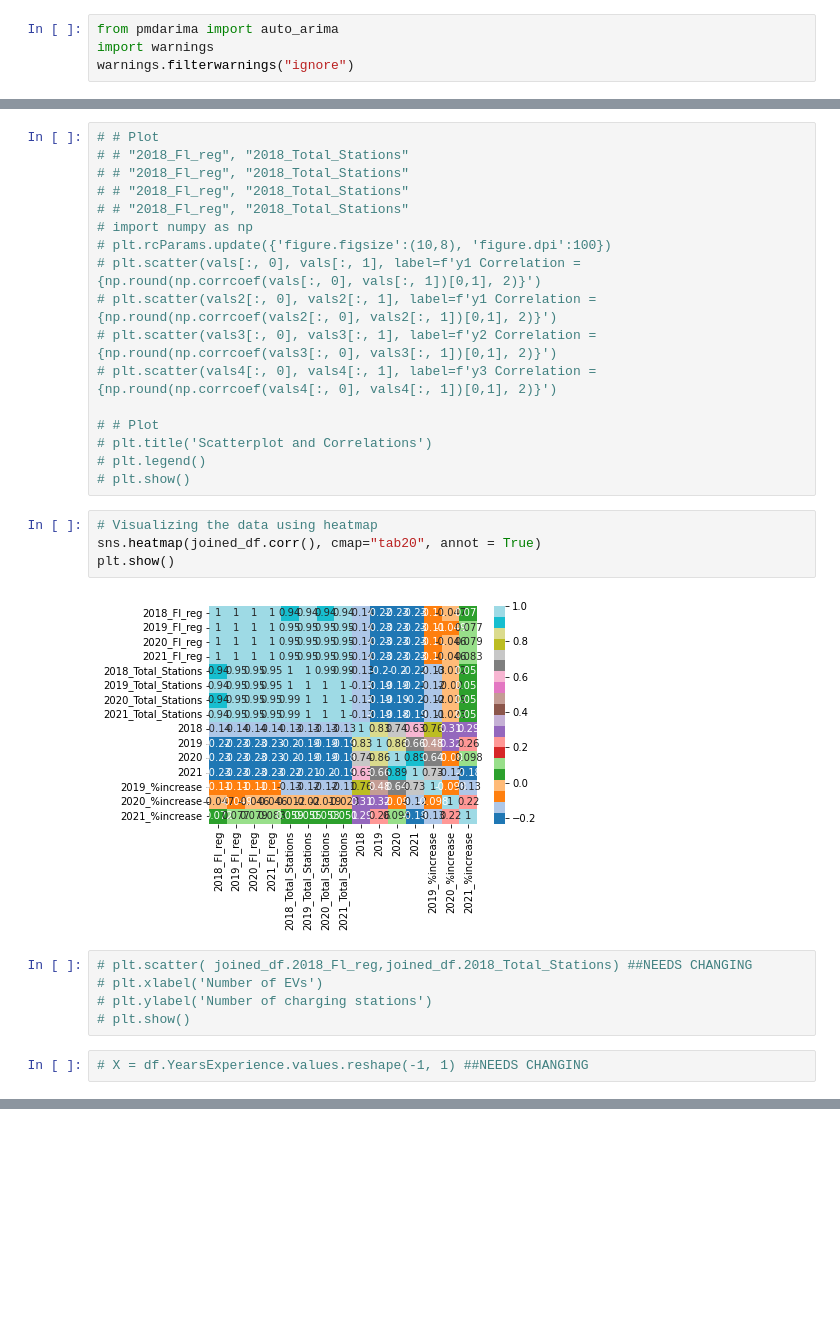
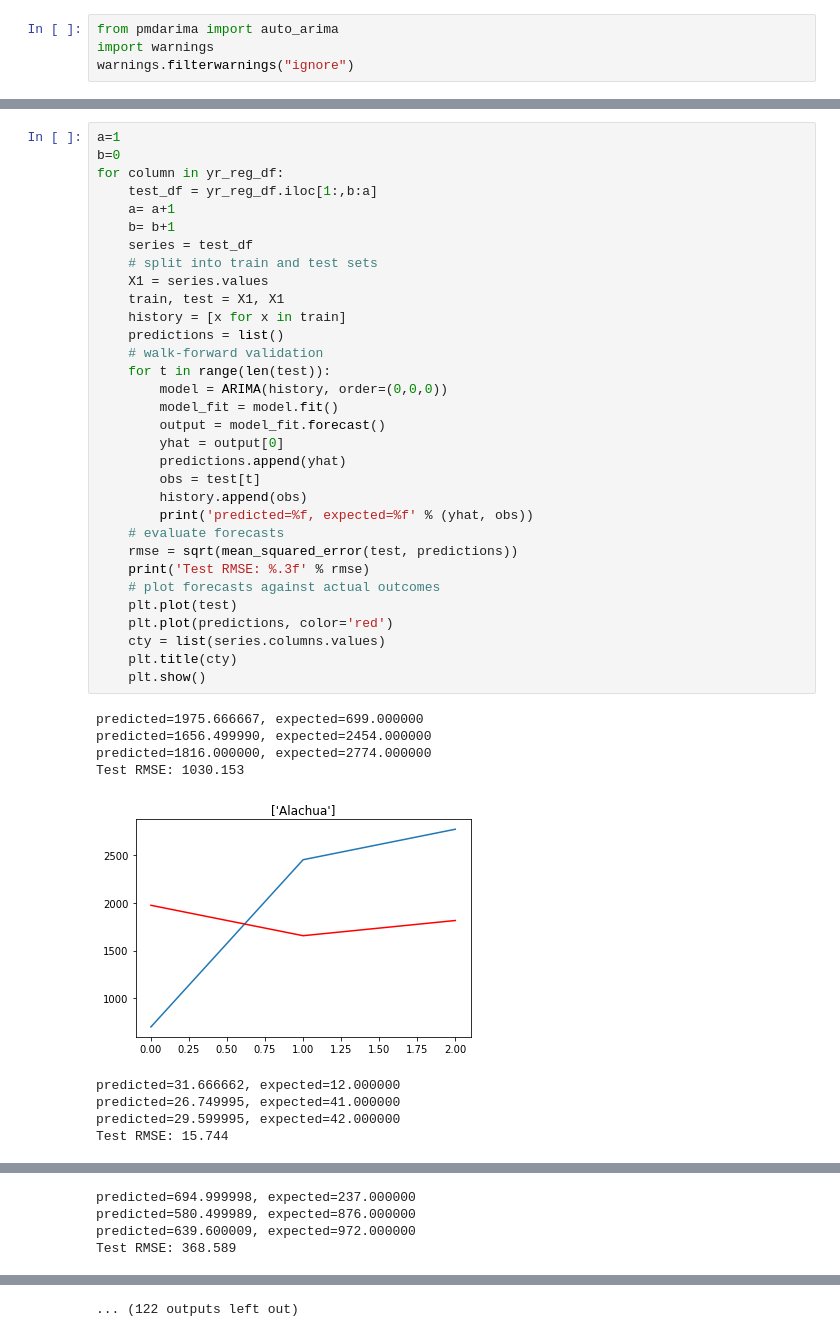
Before and after one commit to A-Klaber/project_fin, a Jupyter notebook: Project_Fin_ML_model_ed.ipynb, the cells around one changed output, grey strips where cells are left out. Saved outputs shown, nothing was run; the diff lists cells and outputs as text; blank space fills up the shorter version.

```diff
--- a/Project_Fin_ML_model_ed.ipynb
+++ b/Project_Fin_ML_model_ed.ipynb
@@ -348,30 +316,42 @@ NameError: name 'test' is not defined
-# %%
-# # Plot
-# # "2018_Fl_reg", "2018_Total_Stations"
-# # "2018_Fl_reg", "2018_Total_Stations"
-# # "2018_Fl_reg", "2018_Total_Stations"
-# # "2018_Fl_reg", "2018_Total_Stations"
-# import numpy as np
-# plt.rcParams.update({'figure.figsize':(10,8), 'figure.dpi':100})
-# plt.scatter(vals[:, 0], vals[:, 1], label=f'y1 Correlation = {np.round(np.corrcoef(vals[:, 0], vals[:, 1])[0,1], 2)}')
-# plt.scatter(vals2[:, 0], vals2[:, 1], label=f'y1 Correlation = {np.round(np.corrcoef(vals2[:, 0], vals2[:, 1])[0,1], 2)}')
-# plt.scatter(vals3[:, 0], vals3[:, 1], label=f'y2 Correlation = {np.round(np.corrcoef(vals3[:, 0], vals3[:, 1])[0,1], 2)}')
-# plt.scatter(vals4[:, 0], vals4[:, 1], label=f'y3 Correlation = {np.round(np.corrcoef(vals4[:, 0], vals4[:, 1])[0,1], 2)}')
-
-# # Plot
-# plt.title('Scatterplot and Correlations')
-# plt.legend()
-# plt.show()
-# %%
-# Visualizing the data using heatmap
-sns.heatmap(joined_df.corr(), cmap="tab20", annot = True)
-plt.show()
-# %% [output]
-[figure, removed]
-# %%
-# plt.scatter( joined_df.2018_Fl_reg,joined_df.2018_Total_Stations) ##NEEDS CHANGING
-# plt.xlabel('Number of EVs')
-# plt.ylabel('Number of charging stations')
-# plt.show()
-# %%
-# X = df.YearsExperience.values.reshape(-1, 1) ##NEEDS CHANGING
+# %%
+a=1
+b=0
+for column in yr_reg_df:
+    test_df = yr_reg_df.iloc[1:,b:a]
+    a= a+1
+    b= b+1
+    series = test_df
+    # split into train and test sets
+    X1 = series.values
+    train, test = X1, X1
+    history = [x for x in train]
+    predictions = list()
+    # walk-forward validation
+    for t in range(len(test)):
+        model = ARIMA(history, order=(0,0,0))
+        model_fit = model.fit()
+        output = model_fit.forecast()
+        yhat = output[0]
+        predictions.append(yhat)
+        obs = test[t]
+        history.append(obs)
+        print('predicted=%f, expected=%f' % (yhat, obs))
+    # evaluate forecasts
+    rmse = sqrt(mean_squared_error(test, predictions))
+    print('Test RMSE: %.3f' % rmse)
+    # plot forecasts against actual outcomes
+    plt.plot(test)
+    plt.plot(predictions, color='red')
+    cty = list(series.columns.values)
+    plt.title(cty)
+    plt.show()
+# %% [output]
+predicted=1975.666667, expected=699.000000
+predicted=1656.499990, expected=2454.000000
+predicted=1816.000000, expected=2774.000000
+Test RMSE: 1030.153
+[figure, added]
+predicted=31.666662, expected=12.000000
+predicted=26.749995, expected=41.000000
+predicted=29.599995, expected=42.000000
+Test RMSE: 15.744
@@ -377,0 +359,4 @@ plt.show()
+predicted=694.999998, expected=237.000000
+predicted=580.499989, expected=876.000000
+predicted=639.600009, expected=972.000000
+Test RMSE: 368.589
@@ -377,0 +379 @@ plt.show()
+... (122 outputs left out)
```
Also changed, not shown: parts of 20 cells of this notebook, 1 other file.
